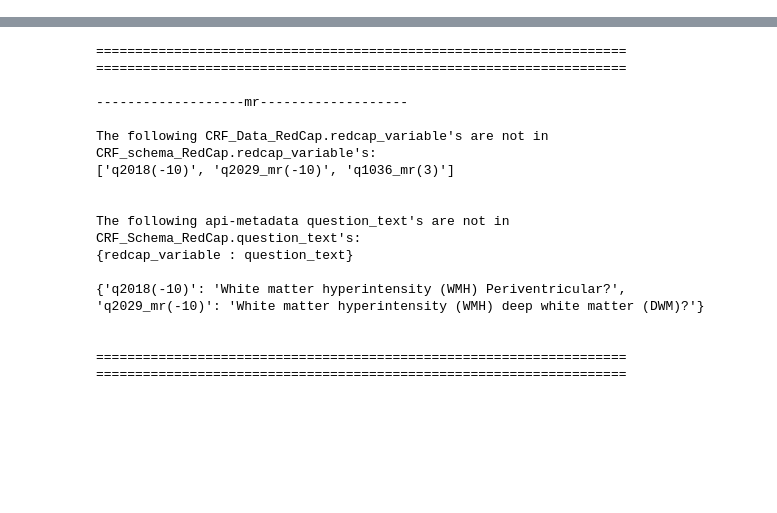
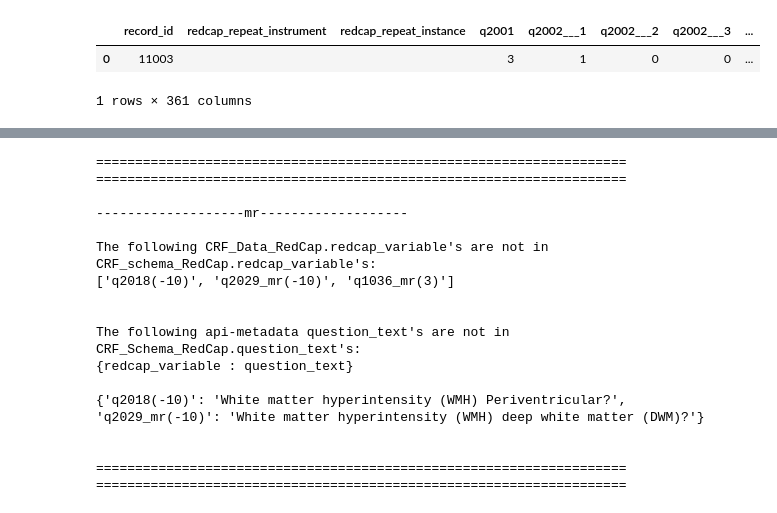
Before and after one commit to maloneytc/AMBRA_Backups, a Jupyter notebook: AMBRA_Backups/scrap.ipynb, the cells around one changed output, grey strips where cells are left out. Drawn from its saved outputs; the diff is of its cells as text; code cells hidden in the pictures; blank space fills up the shorter version.

```diff
--- a/AMBRA_Backups/scrap.ipynb
+++ b/AMBRA_Backups/scrap.ipynb
@@ -38,0 +93,10 @@ api_questions = pd.merge(api_questions, field_names, on='field_name', how='left'
+# %%
+# 1. record initialization
+patient_name = '11003'
+crf_name = 'mr'
+form_df = pd.DataFrame(project.export_records(records=[patient_name], forms=[crf_name]))
+form_df
+# %% [output]
+|  | record_id | redcap_repeat_instrument | redcap_repeat_instance | q2001 | q2002___1 | q2002___2 | q2002___3 | ... |
+| 0 | 11003 |  |  | 3 | 1 | 0 | 0 | ... |
+1 rows × 361 columns
```
Also changed, not shown: parts of 4 cells of this notebook.
